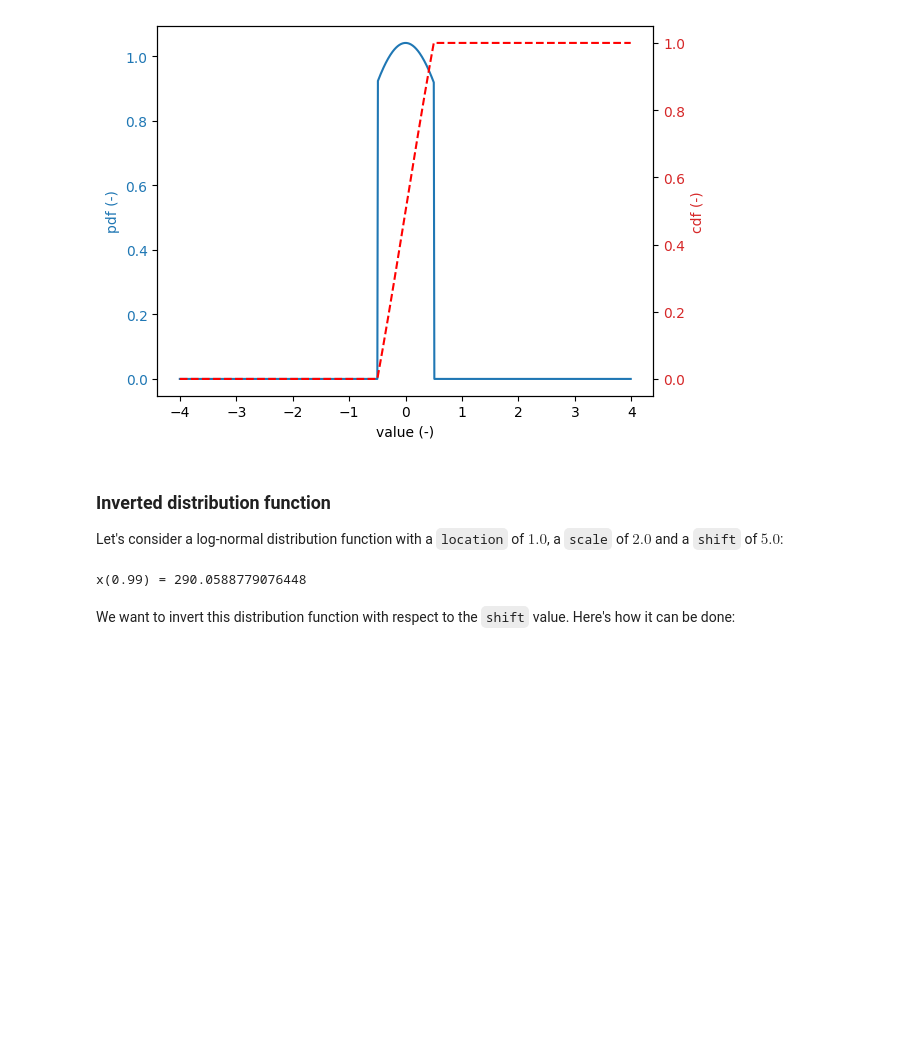
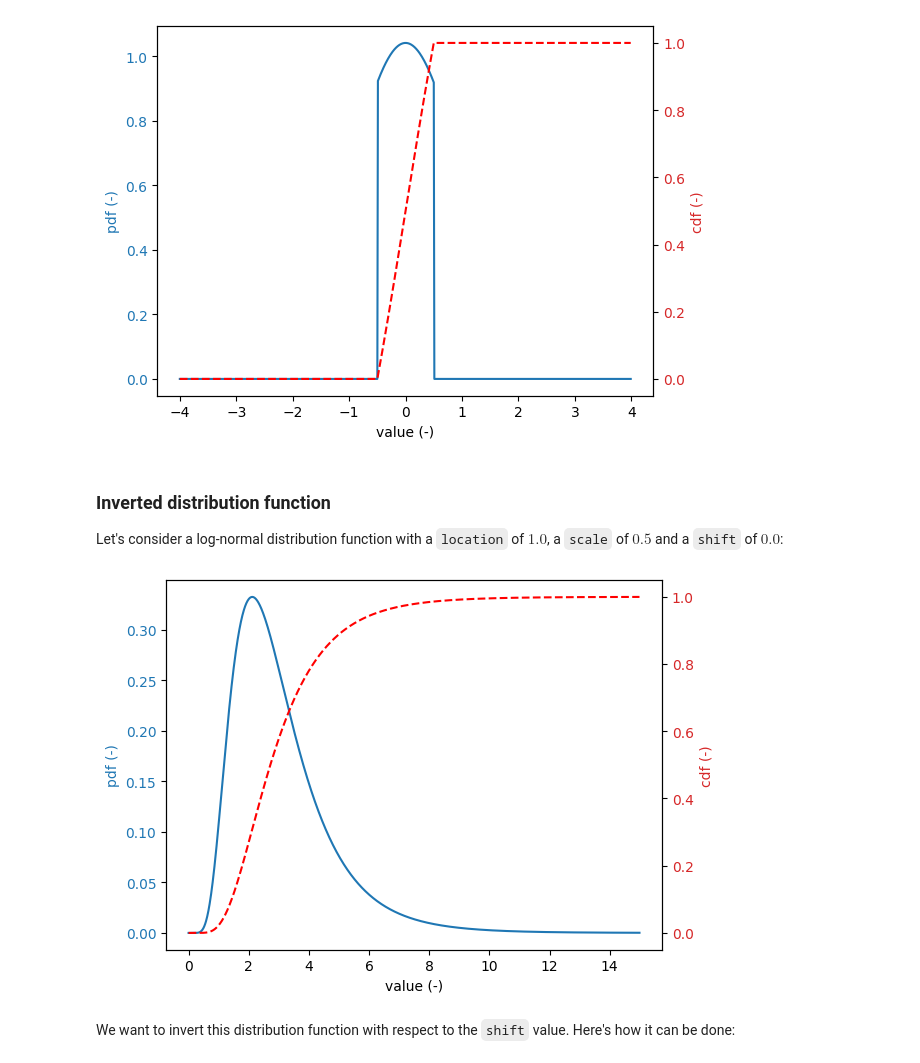
Before and after one commit to Deltares/ProbabilisticLibrary, a Jupyter notebook: sources/Deltares.Probabilistic.PWrapper.Notebooks/operations_on_distribution_functions.ipynb, the cells around one changed output. Cells and saved outputs as stored; diff of their text form; code cells hidden in the pictures; blank space fills up the shorter version.

Commit message:
updated inverted distribution function

```diff
--- a/sources/Deltares.Probabilistic.PWrapper.Notebooks/operations_on_distribution_functions.ipynb
+++ b/sources/Deltares.Probabilistic.PWrapper.Notebooks/operations_on_distribution_functions.ipynb
@@ -153,18 +153,18 @@ plot_dist(val_grid, stochast)
 # %% [markdown]
 ### Inverted distribution function
 
-Let's consider a log-normal distribution function with a `location` of $1.0$, a `scale` of $2.0$ and a `shift` of $5.0$:
+Let's consider a log-normal distribution function with a `location` of $1.0$, a `scale` of $0.5$ and a `shift` of $0.0$:
 # %%
 stochast = Stochast()
 stochast.distribution = DistributionType.log_normal
 stochast.location = 1.0
-stochast.scale = 2.0
-stochast.shift = 5.0
+stochast.scale = 0.5
+stochast.shift = 0.0
 
-p = 0.99
-print(f"x({p}) = {stochast.get_quantile(p)}")
+val_grid = np.arange(stochast.shift, stochast.shift+15.0, 0.01)
+plot_dist(val_grid, stochast)
 # %% [output]
-x(0.99) = 290.0588779076448
+[figure, added]
 # %% [markdown]
 We want to invert this distribution function with respect to the `shift` value. Here's how it can be done:
 # %%
```
Also changed, not shown: parts of 1 cell of this notebook.
